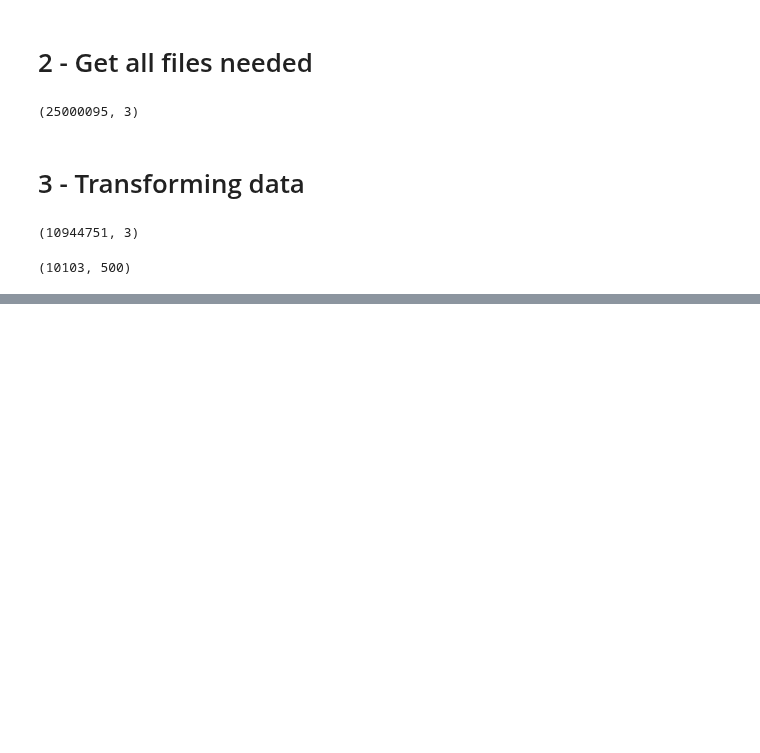
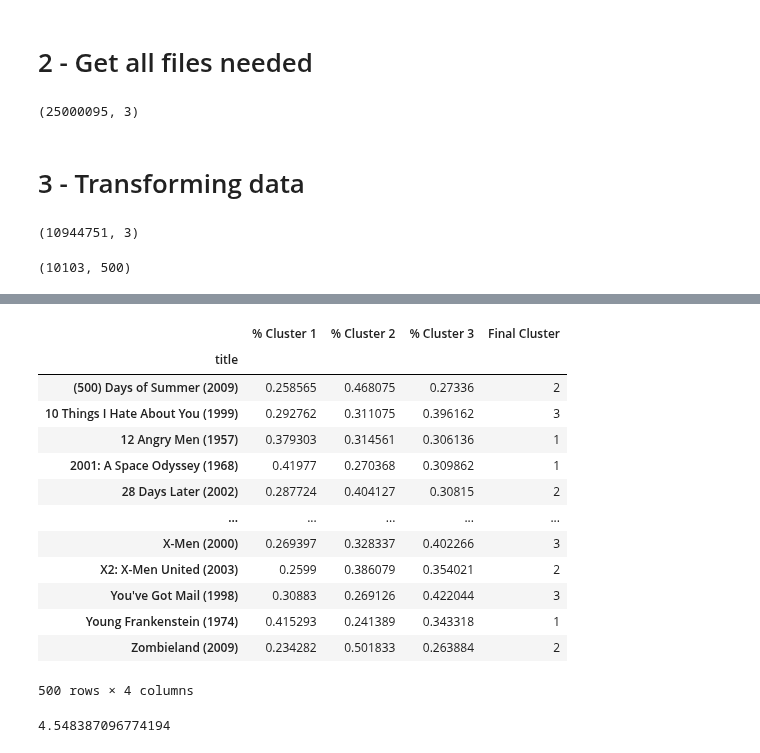
Before and after one commit to StundFR/ClusteringRecommendation, a Jupyter notebook: own algorithm/main.ipynb, the cells around one changed output, grey strips where cells are left out. Cells and saved outputs as stored; diff of their text form; code cells hidden in the pictures; blank space fills up the shorter version.

```diff
--- a/own algorithm/main.ipynb
+++ b/own algorithm/main.ipynb
@@ -226,0 +234,26 @@ recommanded_movies(12)
+# %%
+fcm = FCmeans(3)
+fcm.fit(for_movies_data.T.values)
+soft_pred = fcm.soft_predict(for_movies_data.T.values)
+# %%
+movies = for_movies_data.columns
+membership_movies = pd.DataFrame(index=movies, columns=[f"% Cluster {i+1}" for i in range(soft_pred.shape[1])])
+membership_movies.iloc[:, :] = soft_pred
+membership_movies["Final Cluster"] = membership_movies.loc[:,:].values.argmax(axis=-1) + 1
+
+membership_movies
+# %% [output]
+|  | % Cluster 1 | % Cluster 2 | % Cluster 3 | Final Cluster |
+| title |  |  |  |  |
+| (500) Days of Summer (2009) | 0.258565 | 0.468075 | 0.27336 | 2 |
+| 10 Things I Hate About You (1999) | 0.292762 | 0.311075 | 0.396162 | 3 |
+| 12 Angry Men (1957) | 0.379303 | 0.314561 | 0.306136 | 1 |
+| 2001: A Space Odyssey (1968) | 0.41977 | 0.270368 | 0.309862 | 1 |
+| 28 Days Later (2002) | 0.287724 | 0.404127 | 0.30815 | 2 |
+| ... | ... | ... | ... | ... |
+| X-Men (2000) | 0.269397 | 0.328337 | 0.402266 | 3 |
+| X2: X-Men United (2003) | 0.2599 | 0.386079 | 0.354021 | 2 |
+| You've Got Mail (1998) | 0.30883 | 0.269126 | 0.422044 | 3 |
+| Young Frankenstein (1974) | 0.415293 | 0.241389 | 0.343318 | 1 |
+| Zombieland (2009) | 0.234282 | 0.501833 | 0.263884 | 2 |
+500 rows × 4 columns
@@ -226,0 +269,4 @@ recommanded_movies(12)
+# %%
+np.abs(test_cluster["Mean"].values - test["Mean"].values).mean()
+# %% [output]
+4.548387096774194
```
Also changed, not shown: parts of 18 cells of this notebook.
